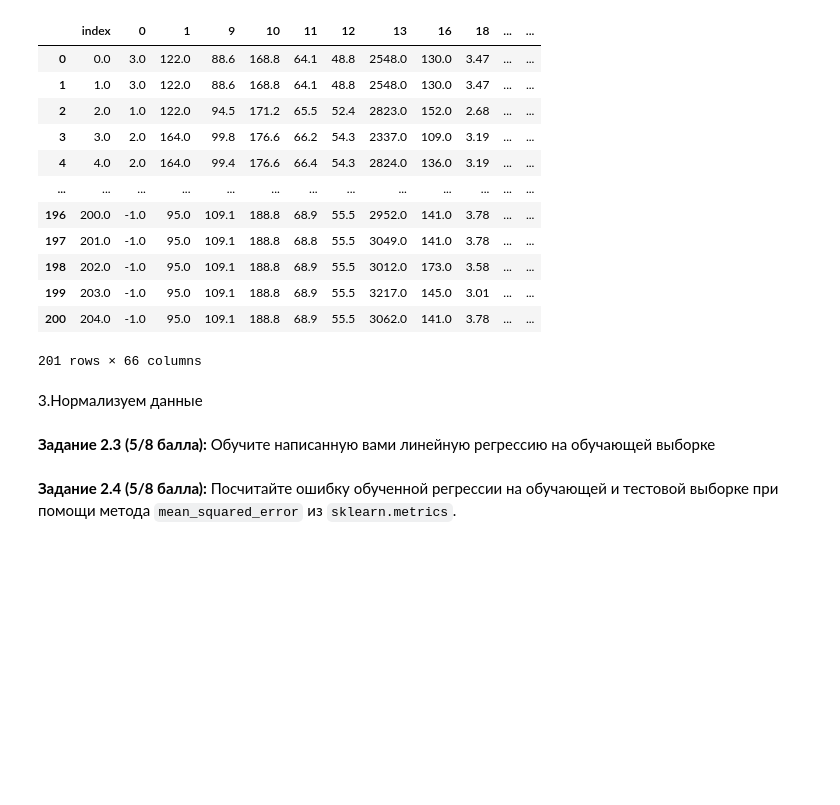
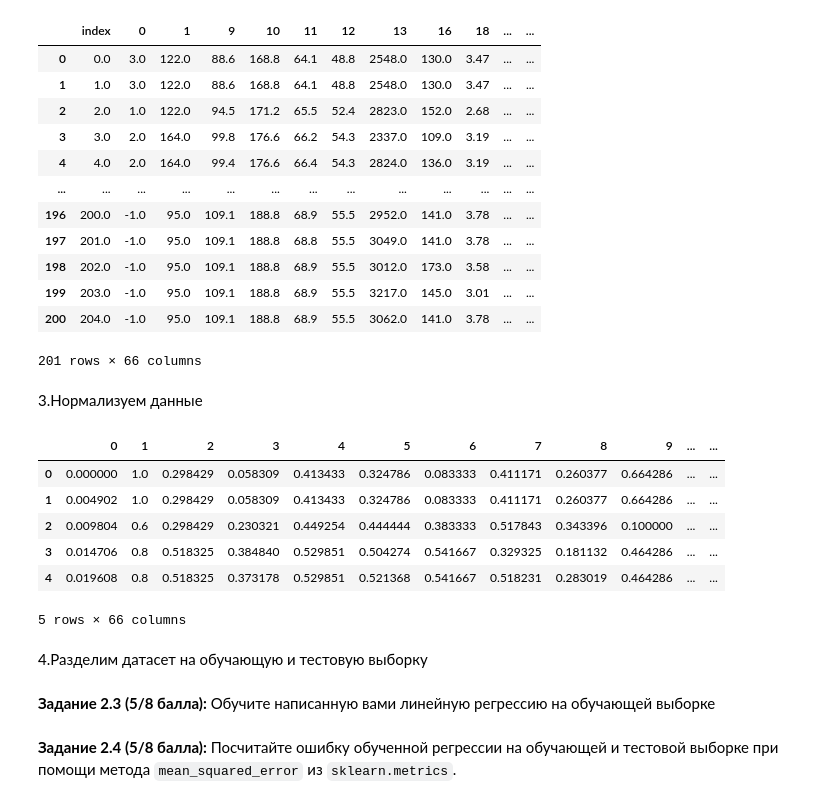
Before and after one commit to sliemilya/IAD_Ilya_Golubev, a Jupyter notebook: hw05_gd.ipynb, the cells around one changed output. Cells and saved outputs as stored; diff of their text form; code cells hidden in the pictures; blank space fills up the shorter version.

```diff
--- a/hw05_gd.ipynb
+++ b/hw05_gd.ipynb
@@ -566,3 +566,20 @@ X_dum
 201 rows × 66 columns
 # %% [markdown]
 3.Нормализуем данные
+# %%
+from sklearn import preprocessing
+
+normalizer = preprocessing.MinMaxScaler()
+X_real_norm_np = normalizer.fit_transform(X_dum)
+X = pd.DataFrame(data=X_real_norm_np)
+X.head()
+# %% [output]
+|  | 0 | 1 | 2 | 3 | 4 | 5 | 6 | 7 | 8 | 9 | ... | ... |
+| 0 | 0.000000 | 1.0 | 0.298429 | 0.058309 | 0.413433 | 0.324786 | 0.083333 | 0.411171 | 0.260377 | 0.664286 | ... | ... |
+| 1 | 0.004902 | 1.0 | 0.298429 | 0.058309 | 0.413433 | 0.324786 | 0.083333 | 0.411171 | 0.260377 | 0.664286 | ... | ... |
+| 2 | 0.009804 | 0.6 | 0.298429 | 0.230321 | 0.449254 | 0.444444 | 0.383333 | 0.517843 | 0.343396 | 0.100000 | ... | ... |
+| 3 | 0.014706 | 0.8 | 0.518325 | 0.384840 | 0.529851 | 0.504274 | 0.541667 | 0.329325 | 0.181132 | 0.464286 | ... | ... |
+| 4 | 0.019608 | 0.8 | 0.518325 | 0.373178 | 0.529851 | 0.521368 | 0.541667 | 0.518231 | 0.283019 | 0.464286 | ... | ... |
+5 rows × 66 columns
+# %% [markdown]
+4.Разделим датасет на обучающую и тестовую выборку
```
Also changed, not shown: parts of 2 cells of this notebook.
